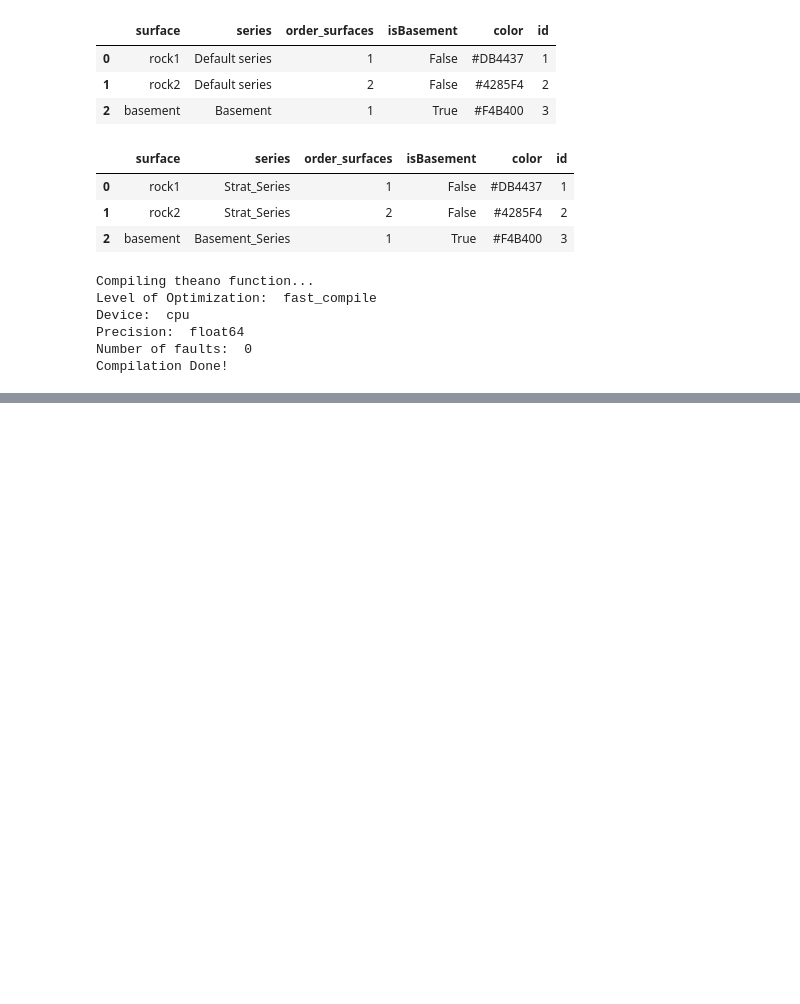
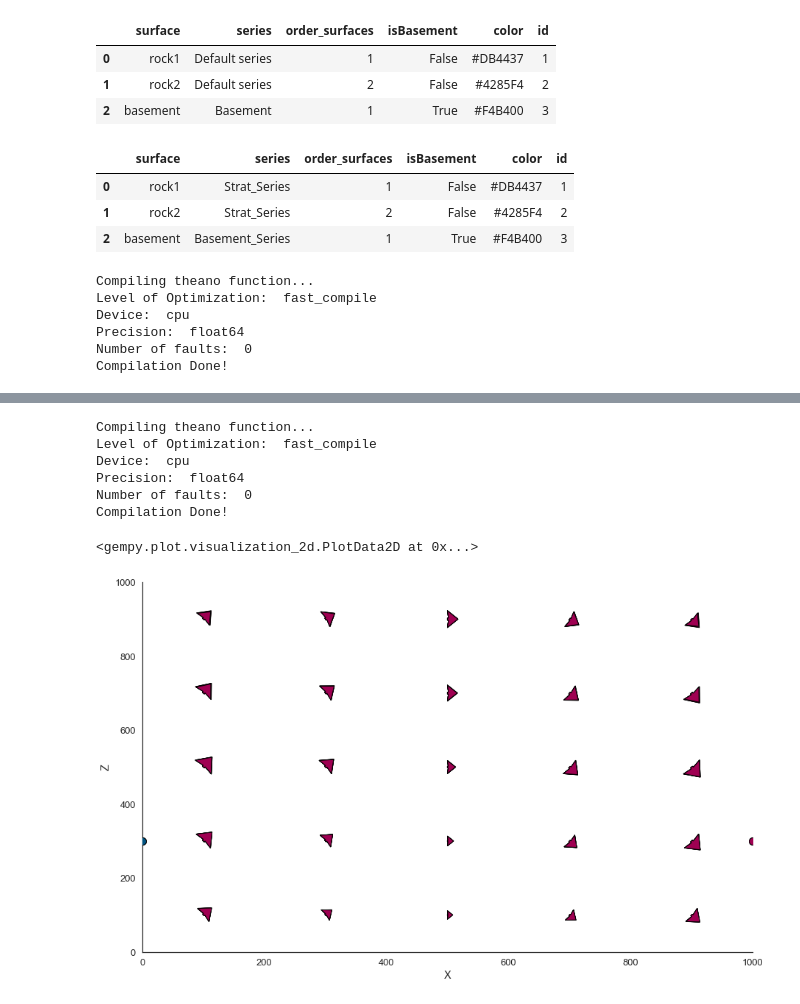
Before and after one commit to rubensdmp/gempy, a Jupyter notebook: notebooks/experimental/kriging_examples/Distances tests.ipynb, the cells around one changed output, grey strips where cells are left out. Cells and saved outputs as stored; diff of their text form; code cells hidden in the pictures; blank space fills up the shorter version.

```diff
--- a/notebooks/experimental/kriging_examples/Distances tests.ipynb
+++ b/notebooks/experimental/kriging_examples/Distances tests.ipynb
@@ -313,0 +227,5 @@ TypeError: compute_model() got multiple values for keyword argument 'set_solutio
+# %%
+geo_data2.add_surface_points(1000, 500, 300, "one")
+geo_data2.add_surface_points(1000, 500, 300, "one")
+geo_data2.add_surface_points(0, 500, 300, "two")
+geo_data2.add_surface_points(0, 500, 300, "two")
@@ -313,0 +238,4 @@ TypeError: compute_model() got multiple values for keyword argument 'set_solutio
+# %%
+geo_data2.orientations.set_orientations(geo_data.grid.regular_grid.values,
+                           rot_vectors_x*5,
+                           surface=['one']*len(vectors))
@@ -313,0 +262,11 @@ TypeError: compute_model() got multiple values for keyword argument 'set_solutio
+# %%
+# define the interpolator
+interp_data2 = gp.set_interpolation_data(geo_data2, compile_theano=True,
+                                        theano_optimizer='fast_compile')
+# %% [output]
+Compiling theano function...
+Level of Optimization:  fast_compile
+Device:  cpu
+Precision:  float64
+Number of faults:  0
+Compilation Done!
@@ -313,0 +276,5 @@ TypeError: compute_model() got multiple values for keyword argument 'set_solutio
+# %%
+gp.plot.plot_data(geo_data2, direction='y')
+# %% [output]
+<gempy.plot.visualization_2d.PlotData2D at 0x...>
+[figure, added]
```
Also changed, not shown: parts of 63 cells of this notebook.
